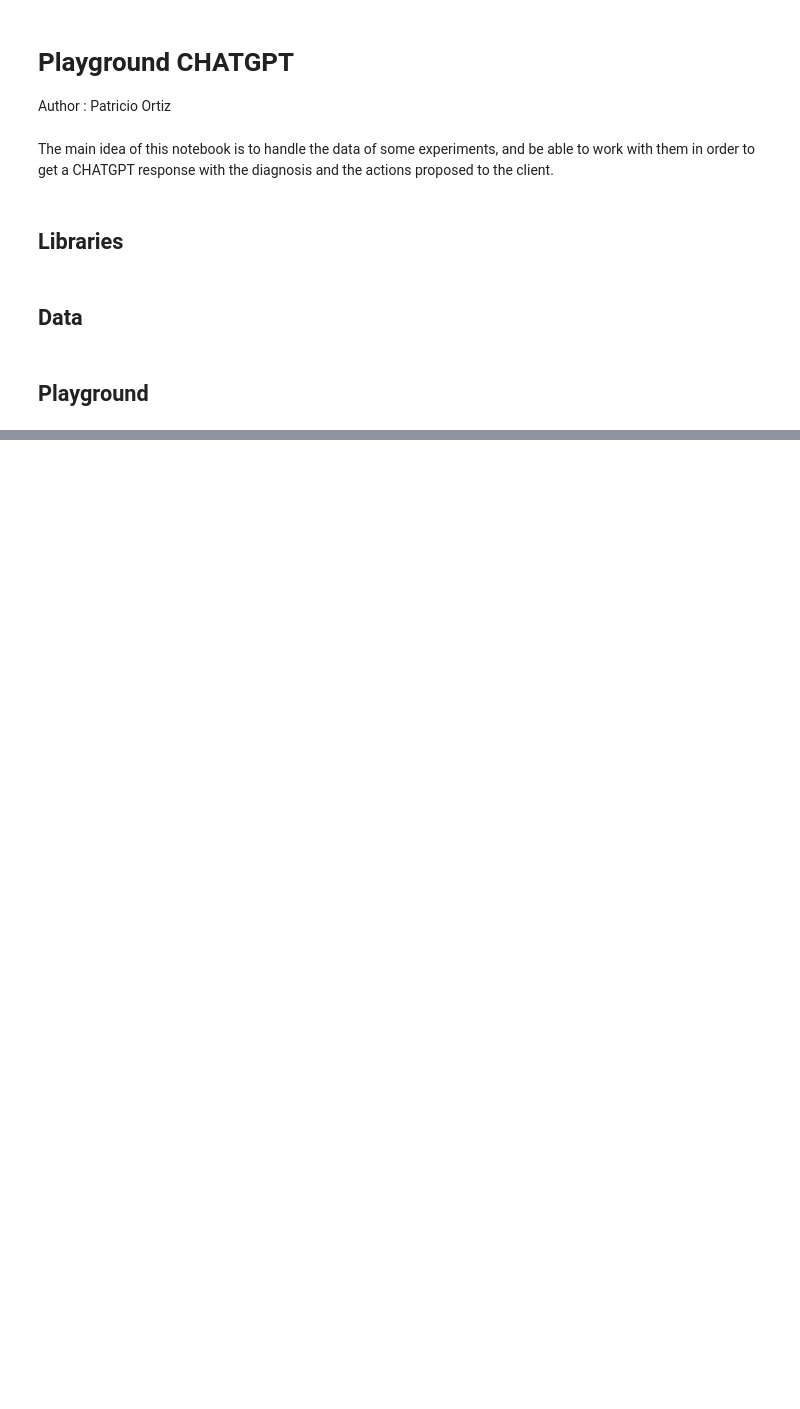
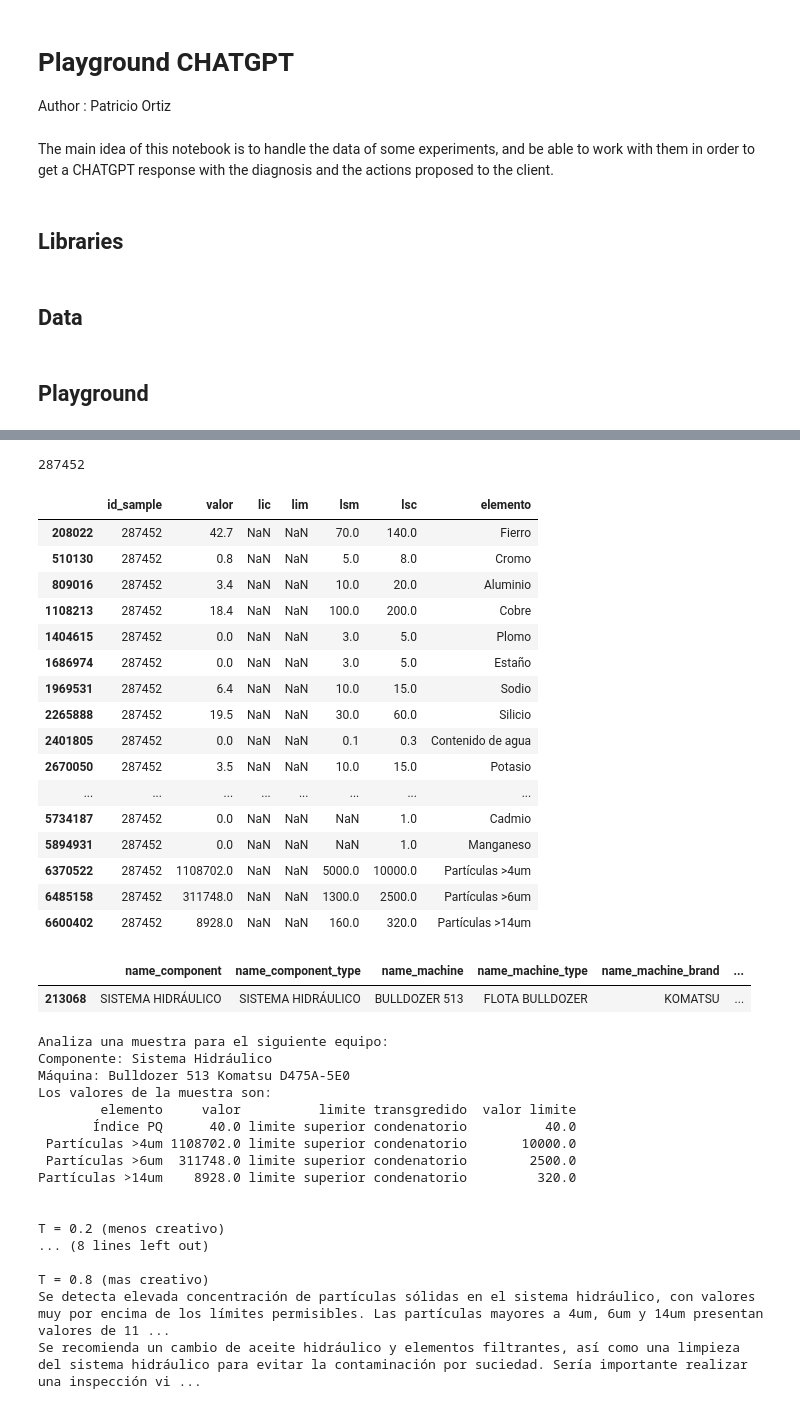
Before and after one commit to portizv26/Steve, a Jupyter notebook: GPT Playground.ipynb, the cells around one changed output, grey strips where cells are left out. Cells and saved outputs as stored; diff of their text form; code cells hidden in the pictures; blank space fills up the shorter version.

```diff
--- a/GPT Playground.ipynb
+++ b/GPT Playground.ipynb
@@ -58,0 +92,61 @@ t4.to_string(index=False)
+# %%
+i = 1
+
+print(ids[i])
+print('\n')
+t3 = df2[df2.id_sample == ids[i]]
+display(t3)
+print('\n')
+t4 = dfi[dfi.id_sample == ids[i]][['name_component','name_component_brand','name_component_model','name_component_type','name_machine','name_machine_type','name_machine_brand','name_machine_model']]
+display(t4.dropna(axis=1))
+print('\n')
+k = l[i][1]
+print(l[i][1])
+print('\n')
+print('T = 0.2 (menos creativo)')
+print(l[i][0][0])
+print('\n')
+print('T = 0.5 (neutro)')
+print(l[i][0][1])
+print('\n')
+print('T = 0.8 (mas creativo)')
+print(l[i][0][2])
+print('\n')
+# %% [output]
+287452
+|  | id_sample | valor | lic | lim | lsm | lsc | elemento |
+| 208022 | 287452 | 42.7 | NaN | NaN | 70.0 | 140.0 | Fierro |
+| 510130 | 287452 | 0.8 | NaN | NaN | 5.0 | 8.0 | Cromo |
+| 809016 | 287452 | 3.4 | NaN | NaN | 10.0 | 20.0 | Aluminio |
+| 1108213 | 287452 | 18.4 | NaN | NaN | 100.0 | 200.0 | Cobre |
+| 1404615 | 287452 | 0.0 | NaN | NaN | 3.0 | 5.0 | Plomo |
+| 1686974 | 287452 | 0.0 | NaN | NaN | 3.0 | 5.0 | Estaño |
+| 1969531 | 287452 | 6.4 | NaN | NaN | 10.0 | 15.0 | Sodio |
+| 2265888 | 287452 | 19.5 | NaN | NaN | 30.0 | 60.0 | Silicio |
+| 2401805 | 287452 | 0.0 | NaN | NaN | 0.1 | 0.3 | Contenido de agua |
+| 2670050 | 287452 | 3.5 | NaN | NaN | 10.0 | 15.0 | Potasio |
+| ... | ... | ... | ... | ... | ... | ... | ... |
+| 5734187 | 287452 | 0.0 | NaN | NaN | NaN | 1.0 | Cadmio |
+| 5894931 | 287452 | 0.0 | NaN | NaN | NaN | 1.0 | Manganeso |
+| 6370522 | 287452 | 1108702.0 | NaN | NaN | 5000.0 | 10000.0 | Partículas >4um |
+| 6485158 | 287452 | 311748.0 | NaN | NaN | 1300.0 | 2500.0 | Partículas >6um |
+| 6600402 | 287452 | 8928.0 | NaN | NaN | 160.0 | 320.0 | Partículas >14um |
+|  | name_component | name_component_type | name_machine | name_machine_type | name_machine_brand | ... |
+| 213068 | SISTEMA HIDRÁULICO | SISTEMA HIDRÁULICO | BULLDOZER 513 | FLOTA BULLDOZER | KOMATSU | ... |
+Analiza una muestra para el siguiente equipo:
+Componente: Sistema Hidráulico
+Máquina: Bulldozer 513 Komatsu D475A-5E0
+Los valores de la muestra son:
+        elemento     valor          limite transgredido  valor limite
+       Índice PQ      40.0 limite superior condenatorio          40.0
+ Partículas >4um 1108702.0 limite superior condenatorio       10000.0
+ Partículas >6um  311748.0 limite superior condenatorio        2500.0
+Partículas >14um    8928.0 limite superior condenatorio         320.0
+
+
+T = 0.2 (menos creativo)
+... (8 lines left out)
+
+T = 0.8 (mas creativo)
+Se detecta elevada concentración de partículas sólidas en el sistema hidráulico, con valores muy por encima de los límites permisibles. Las partículas mayores a 4um, 6um y 14um presentan valores de 11 ...
+Se recomienda un cambio de aceite hidráulico y elementos filtrantes, así como una limpieza del sistema hidráulico para evitar la contaminación por suciedad. Sería importante realizar una inspección vi ...
```
Also changed, not shown: parts of 7 cells of this notebook, 3 other files.
